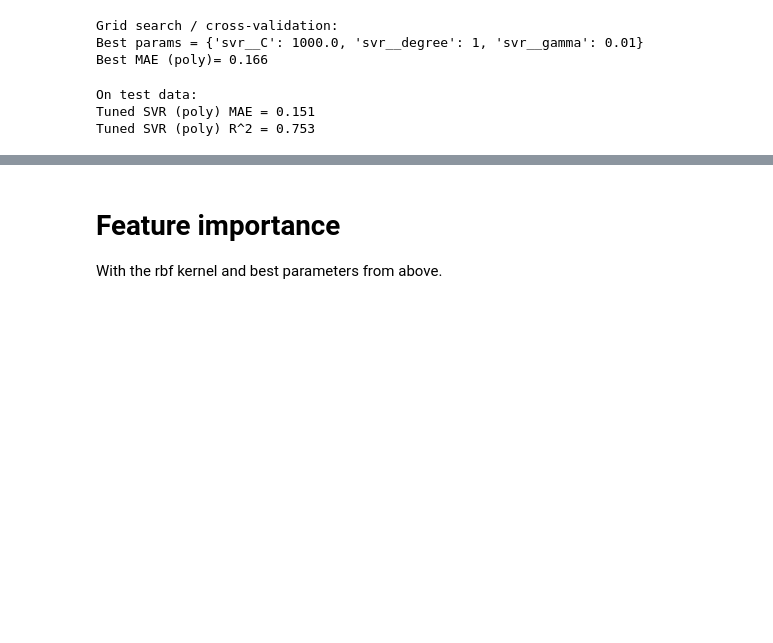
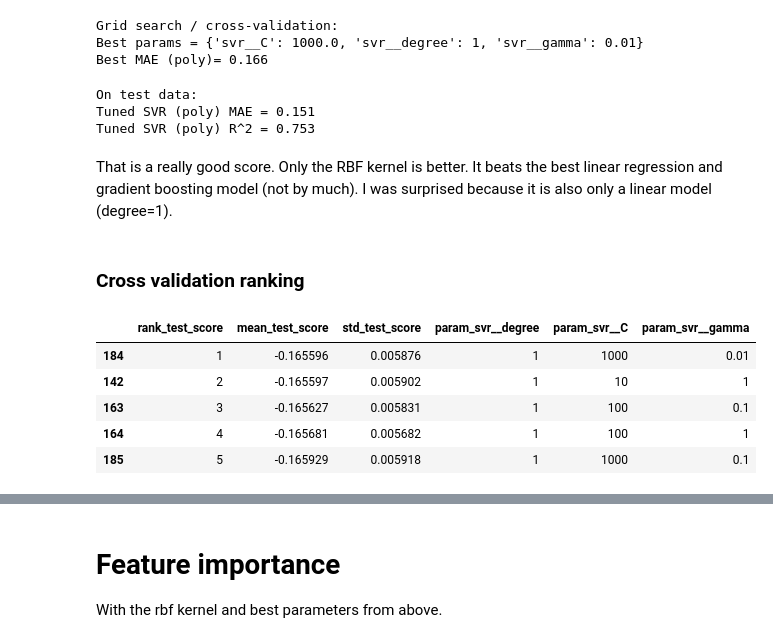
Before and after one commit to jschrein/epfl-exts-adsml-capstone-project, a Jupyter notebook: 04c Support Vector Regression.ipynb, the cells around one changed output, grey strips where cells are left out. Drawn from its saved outputs; the diff is of its cells as text; code cells hidden in the pictures; blank space fills up the shorter version.

```diff
--- a/04c Support Vector Regression.ipynb
+++ b/04c Support Vector Regression.ipynb
@@ -191,3 +235,19 @@ save_score("svr_poly", gcv_poly_test_mae, gcv_poly_test_r2, os.path.join("data",
 On test data:
 Tuned SVR (poly) MAE = 0.151
 Tuned SVR (poly) R^2 = 0.753
+# %% [markdown]
+That is a really good score. Only the RBF kernel is better. It beats the best linear regression and gradient boosting model (not by much). I was surprised because it is also only a linear model (degree=1).
+# %% [markdown]
+### Cross validation ranking
+# %%
+df_gcv_poly = pd.DataFrame(gcv_poly.cv_results_)[
+    ['rank_test_score', 'mean_test_score', 'std_test_score', 'param_svr__degree', 'param_svr__C', 'param_svr__gamma']
+    ].sort_values(by='rank_test_score')
+df_gcv_poly.head(5)
+# %% [output]
+|  | rank_test_score | mean_test_score | std_test_score | param_svr__degree | param_svr__C | param_svr__gamma |
+| 184 | 1 | -0.165596 | 0.005876 | 1 | 1000 | 0.01 |
+| 142 | 2 | -0.165597 | 0.005902 | 1 | 10 | 1 |
+| 163 | 3 | -0.165627 | 0.005831 | 1 | 100 | 0.1 |
+| 164 | 4 | -0.165681 | 0.005682 | 1 | 100 | 1 |
+| 185 | 5 | -0.165929 | 0.005918 | 1 | 1000 | 0.1 |
```
Also changed, not shown: parts of 27 cells of this notebook, 5 other files.
